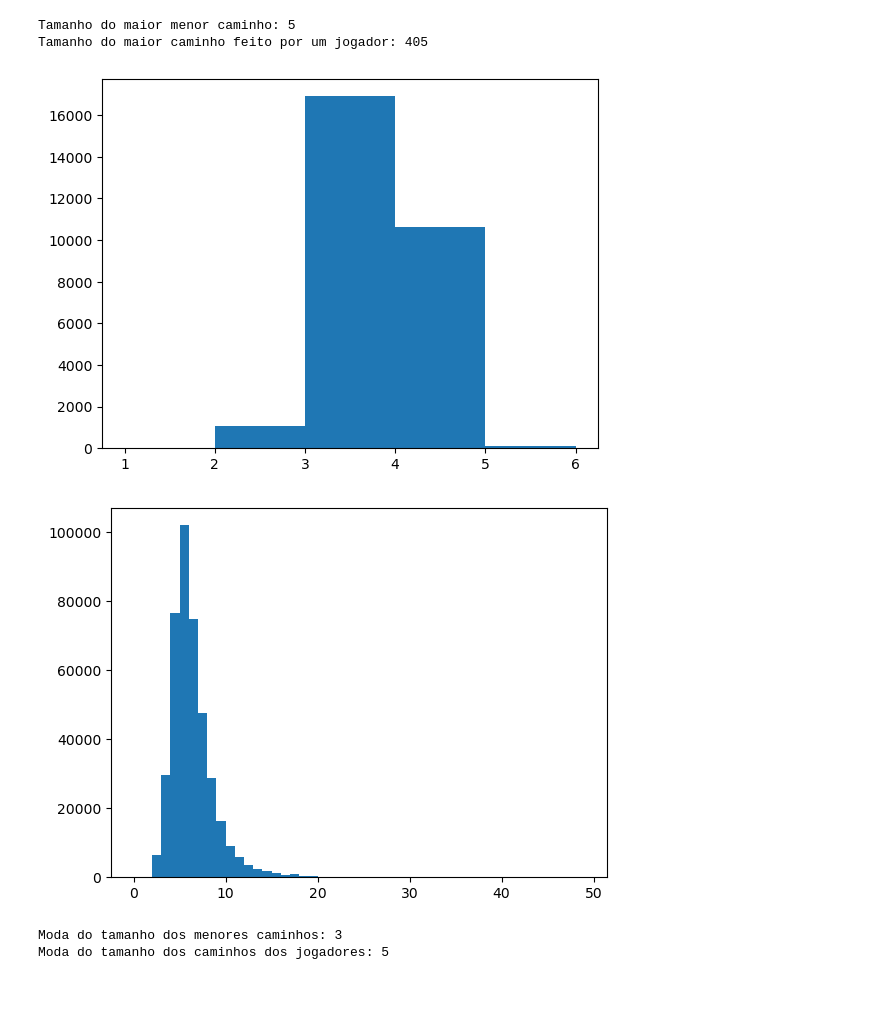
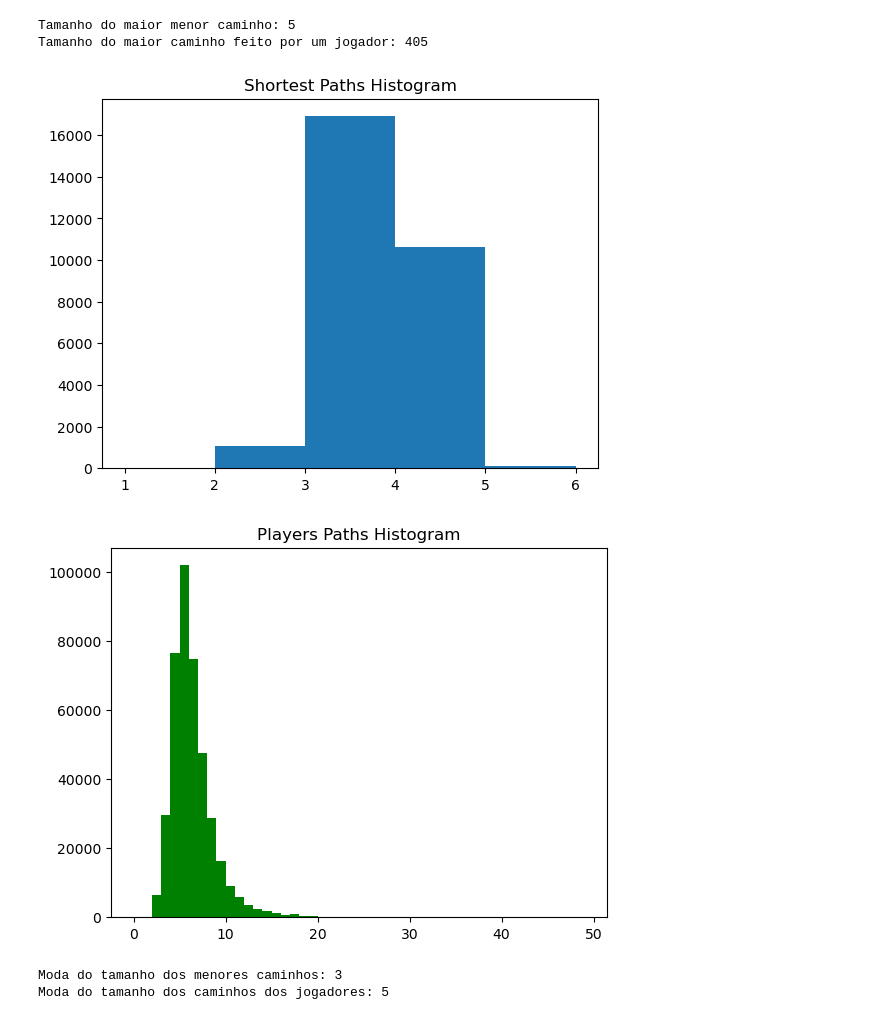
Before and after one commit to igorgonribs/curso-redes-luis, a Jupyter notebook: final_project/Final_work_test_wiki.ipynb, the cells around one changed output. Cells and saved outputs as stored; diff of their text form; code cells hidden in the pictures; blank space fills up the shorter version.

```diff
--- a/final_project/Final_work_test_wiki.ipynb
+++ b/final_project/Final_work_test_wiki.ipynb
@@ -304,0 +343,17 @@ Assort. by degree: -0.12
+# %%
+H2 = G.copy()
+attrs2 = nx.get_node_attributes(H2, name='macrocategory')
+for attr in attrs2.keys():
+    attrs2[attr] = tuple(attrs2[attr])
+
+nx.set_node_attributes(H2, attrs2, 'macrocategory')
+r_colour = nx.attribute_assortativity_coefficient(H2, 'macrocategory')
+print('Assort. by macrocategory: %.2f' % r_colour)
+
+attrs2 = nx.get_node_attributes(H2, name='category')
+for attr in attrs2.keys():
+    attrs2[attr] = tuple(attrs2[attr])
+
+nx.set_node_attributes(H2, attrs2, 'category')
+r_colour = nx.attribute_assortativity_coefficient(H2, 'category')
+print('Assort. by category: %.2f' % r_colour)
@@ -397,9 +473,12 @@ apprcp = all_players_pairs.copy()
 for pair in all_players_pairs:
     try:
         sp = nx.shortest_path(H, source=pair[0], target=pair[1])
-        all_shortest_paths_tested.append(sp)
+        if sp not in all_shortest_paths_tested:
+            all_shortest_paths_tested.append(sp)
     except:
         apprcp.remove(pair)
         for p in appthcp:
             if p[0] == pair[0] and p[len(p)-1] == pair[1]:
                 all_players_paths.remove(p)
+
+len(all_shortest_paths_tested)
@@ -425,15 +512,18 @@ Tamanho do maior caminho feito por um jogador: 405
 # %%
 ## Histogram for the length of the shortest paths
 plt.hist(np.array(length_shortest_paths), bins=[1, 2, 3, 4, 5, 6])
+plt.title('Shortest Paths Histogram')
 plt.show()
 # %% [output]
-[figure, old version]
+[figure, new version]
 # %%
 ## Histogram for the length of the players paths
-plt.hist(np.array(length_players_paths), bins=range(0,50))
+plt.hist(np.array(length_players_paths), bins=range(0,50), color = 'g')
+plt.title('Players Paths Histogram')
+
 plt.show()
 # %% [output]
-[figure, old version]
+[figure, new version]
 # %%
 import statistics as st
 
```
Also changed, not shown: parts of 21 cells of this notebook.
